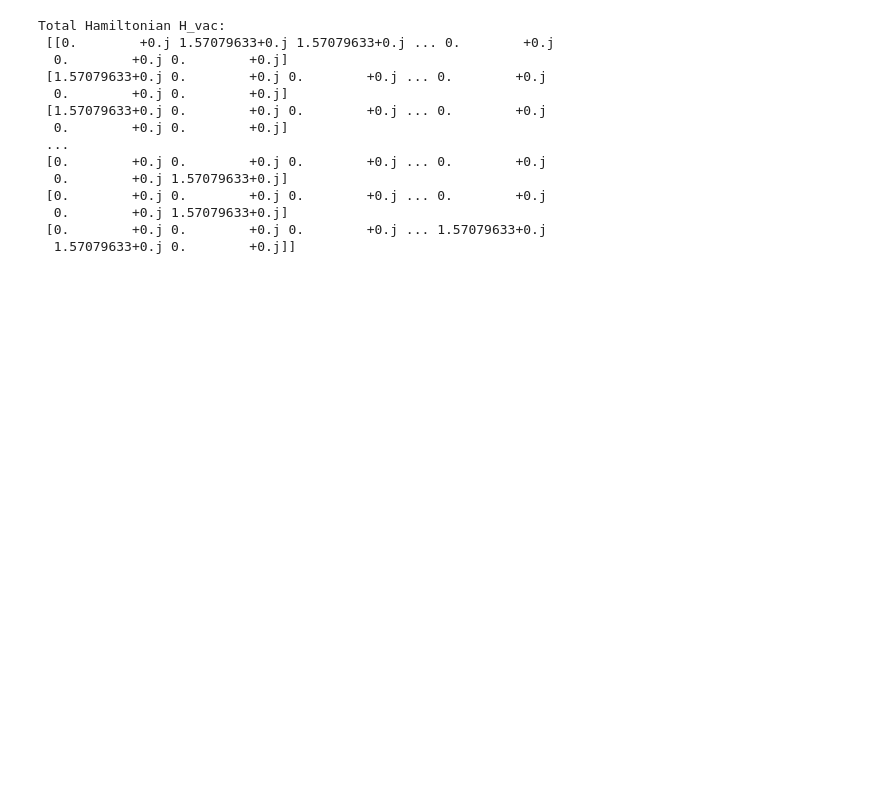
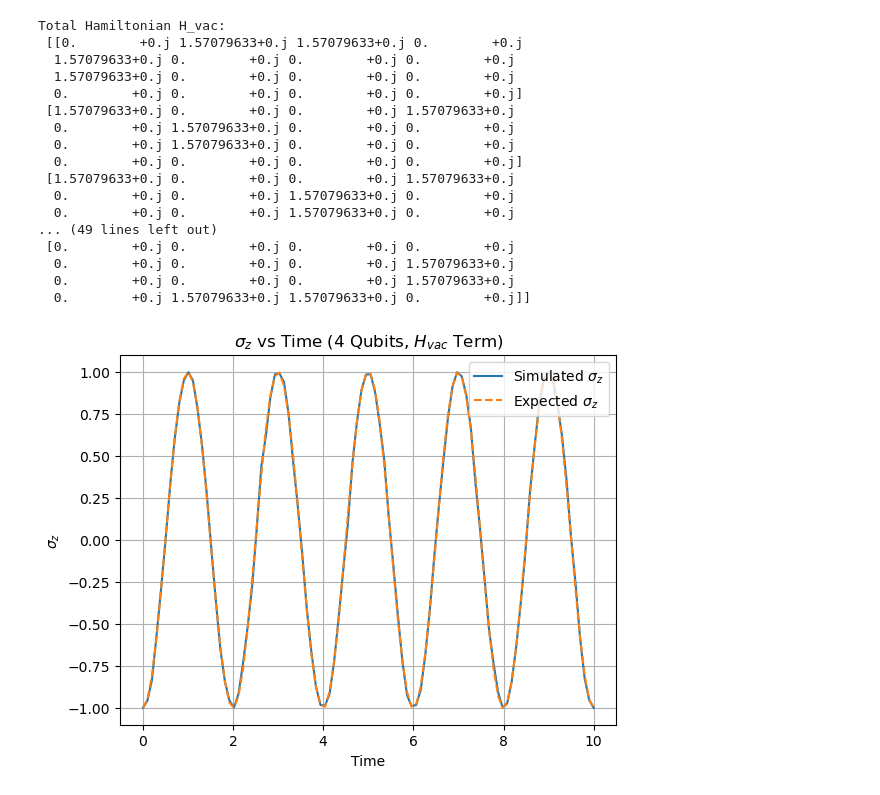
Before and after one commit to zlaraib/QCNO, a Jupyter notebook: build_circuit/vac_osc_evol.ipynb, the cells around one changed output. Cells and saved outputs as stored; diff of their text form; code cells hidden in the pictures; blank space fills up the shorter version.

Commit message:
decreased no.of qubits

```diff
--- a/build_circuit/vac_osc_evol.ipynb
+++ b/build_circuit/vac_osc_evol.ipynb
@@ -9,7 +9,7 @@ from qiskit.visualization import circuit_drawer
 from qiskit.quantum_info import Pauli, Statevector, Operator
 
 # Constants and simulation parameters
-N_sites = 14  # Number of qubits
+N_sites = 4  # Number of qubits
 delta_m_squared = np.pi
 omega_a = np.full(N_sites // 2, delta_m_squared)
 omega_b = np.full(N_sites // 2, delta_m_squared)
@@ -62,43 +62,47 @@ for t in times:
     expected_sz_array.append(np.mean(expected_sz) if expected_sz else None)
 
     qc = evolve_and_measure_circuit(t, H_vac)
     result = execute(qc, backend, shots=shots).result()
     counts = result.get_counts(qc)
 
     # Calculate expectation value of sigma_z for the first qubit
     sigma_z = 0
     for outcome, count in counts.items():
         if outcome[0] == '0':
             sigma_z += count / shots
         else:
             sigma_z -= count / shots
     sigma_z_values.append(sigma_z)
 
 
 # Verify the condition
 assert all(abs(np.array(sigma_z_values) - np.array(expected_sz_array)) < tolerance), "Assertion failed: values differ more than tolerance"
 
 # Plot the survival probability at site 1 against time
 plt.plot(times, sigma_z_values, label='Simulated $\sigma_z$')
 plt.plot(times, expected_sz_array, label='Expected $\sigma_z$', linestyle='--')
 plt.xlabel('Time')
 plt.ylabel('$\sigma_z$')
 plt.title(f'$\sigma_z$ vs Time ({N_sites} Qubits, $H_{{vac}}$ Term)')
 plt.legend(loc="upper right")
 plt.grid(True)
 plt.show()
 # %% [output]
 Total Hamiltonian H_vac:
- [[0.        +0.j 1.57079633+0.j 1.57079633+0.j ... 0.        +0.j
-  0.        +0.j 0.        +0.j]
- [1.57079633+0.j 0.        +0.j 0.        +0.j ... 0.        +0.j
-  0.        +0.j 0.        +0.j]
- [1.57079633+0.j 0.        +0.j 0.        +0.j ... 0.        +0.j
-  0.        +0.j 0.        +0.j]
- ...
- [0.        +0.j 0.        +0.j 0.        +0.j ... 0.        +0.j
-  0.        +0.j 1.57079633+0.j]
- [0.        +0.j 0.        +0.j 0.        +0.j ... 0.        +0.j
-  0.        +0.j 1.57079633+0.j]
- [0.        +0.j 0.        +0.j 0.        +0.j ... 1.57079633+0.j
-  1.57079633+0.j 0.        +0.j]]
+ [[0.        +0.j 1.57079633+0.j 1.57079633+0.j 0.        +0.j
+  1.57079633+0.j 0.        +0.j 0.        +0.j 0.        +0.j
+  1.57079633+0.j 0.        +0.j 0.        +0.j 0.        +0.j
+  0.        +0.j 0.        +0.j 0.        +0.j 0.        +0.j]
+ [1.57079633+0.j 0.        +0.j 0.        +0.j 1.57079633+0.j
+  0.        +0.j 1.57079633+0.j 0.        +0.j 0.        +0.j
+  0.        +0.j 1.57079633+0.j 0.        +0.j 0.        +0.j
+  0.        +0.j 0.        +0.j 0.        +0.j 0.        +0.j]
+ [1.57079633+0.j 0.        +0.j 0.        +0.j 1.57079633+0.j
+  0.        +0.j 0.        +0.j 1.57079633+0.j 0.        +0.j
+  0.        +0.j 0.        +0.j 1.57079633+0.j 0.        +0.j
+... (49 lines left out)
+ [0.        +0.j 0.        +0.j 0.        +0.j 0.        +0.j
+  0.        +0.j 0.        +0.j 0.        +0.j 1.57079633+0.j
+  0.        +0.j 0.        +0.j 0.        +0.j 1.57079633+0.j
+  0.        +0.j 1.57079633+0.j 1.57079633+0.j 0.        +0.j]]
+[figure, added]
```
